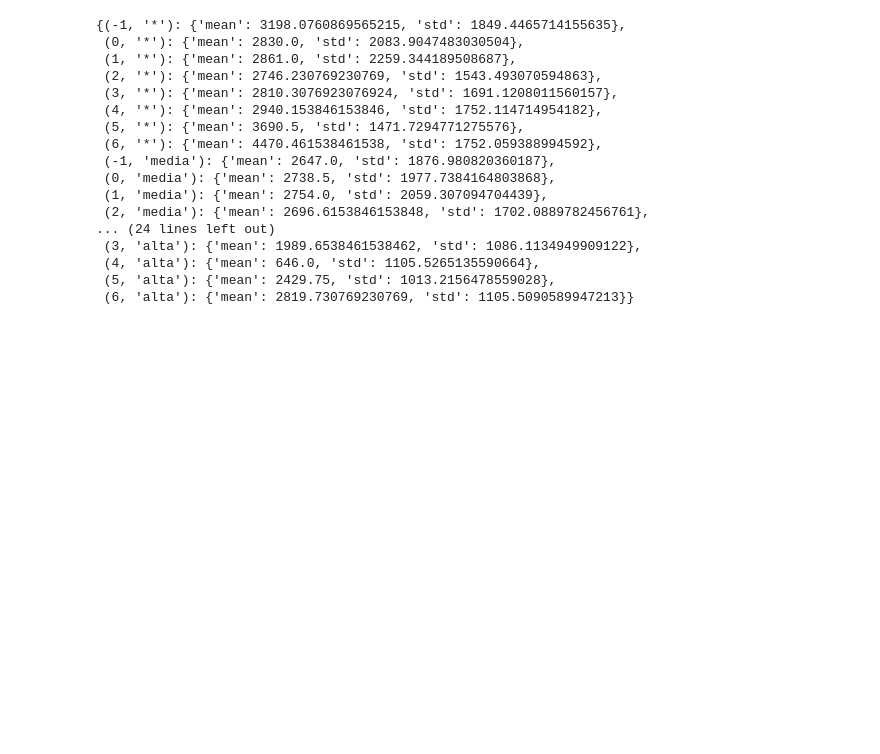
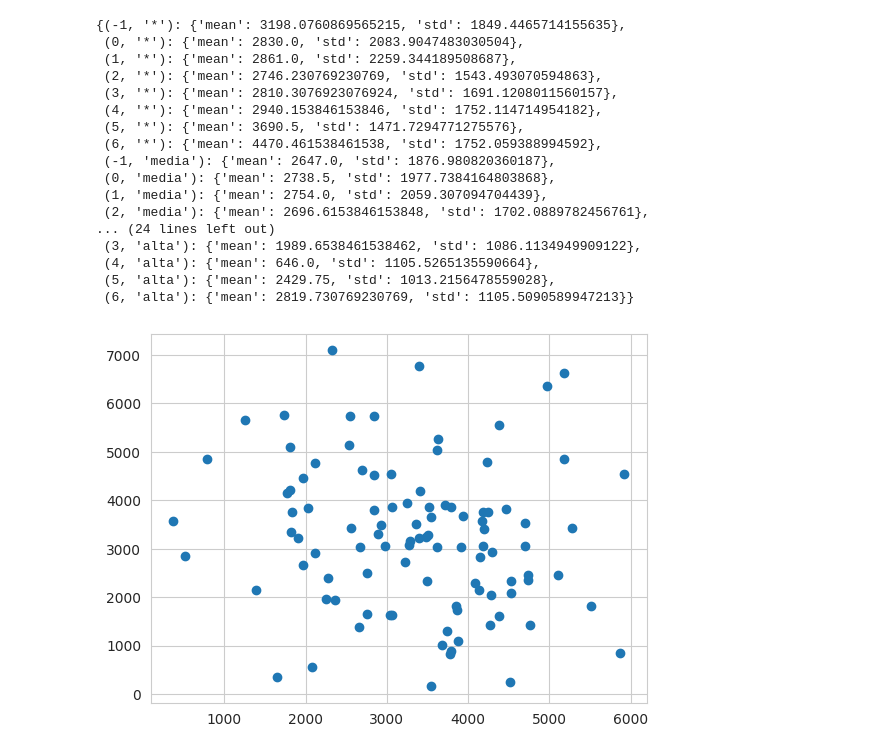
Before and after one commit to tn-aixpa/datiturismo, a Jupyter notebook: digital twin/extract_presences.ipynb, the cells around one changed output. Cells and saved outputs as stored; diff of their text form; code cells hidden in the pictures; blank space fills up the shorter version.

Commit message:
Added graphics that show the problem in identfying confunding variables explaining the correlation among T and E daily values.

```diff
--- a/digital twin/extract_presences.ipynb
+++ b/digital twin/extract_presences.ipynb
@@ -252,0 +255,10 @@ excursionist_presences_stats
+# %%
+tourist_sample_w = {}
+excursionist_sample_w = {}
+sample_size = 100
+
+for w in range(-1,7):
+    stats = tourist_presences_stats[w,'*']
+    tourist_sample_w[w] = truncnorm.rvs(-stats['mean'] / stats['std'], 10, loc=stats['mean'], scale=stats['std'], size=sample_size)
+    stats = excursionist_presences_stats[w,'*']
+    excursionist_sample_w[w] = truncnorm.rvs(-stats['mean'] / stats['std'], 10, loc=stats['mean'], scale=stats['std'], size=sample_size)
@@ -252,0 +267,4 @@ excursionist_presences_stats
+# %%
+plt.scatter(tourist_sample_w[-1], excursionist_sample_w[-1]);
+# %% [output]
+[figure, added]
```
Also changed, not shown: parts of 7 cells of this notebook.
